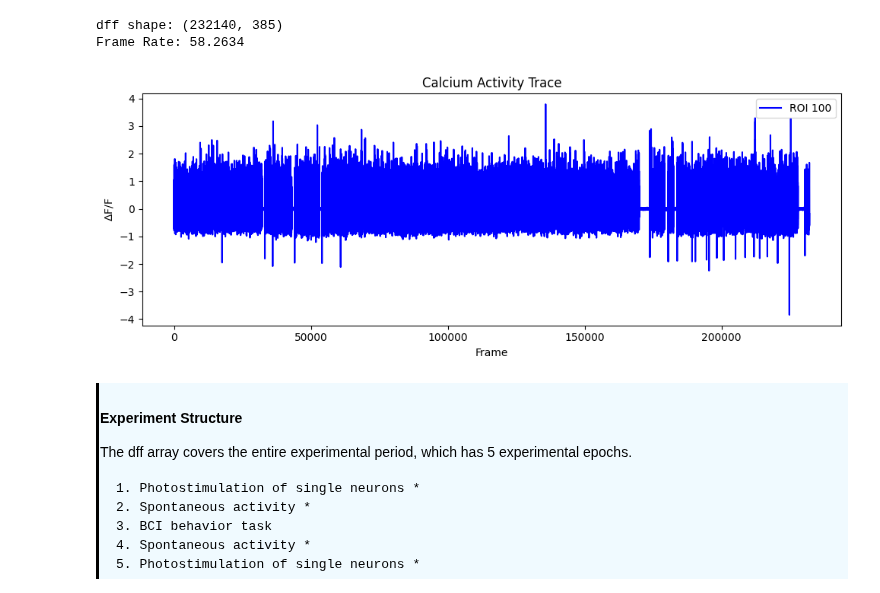
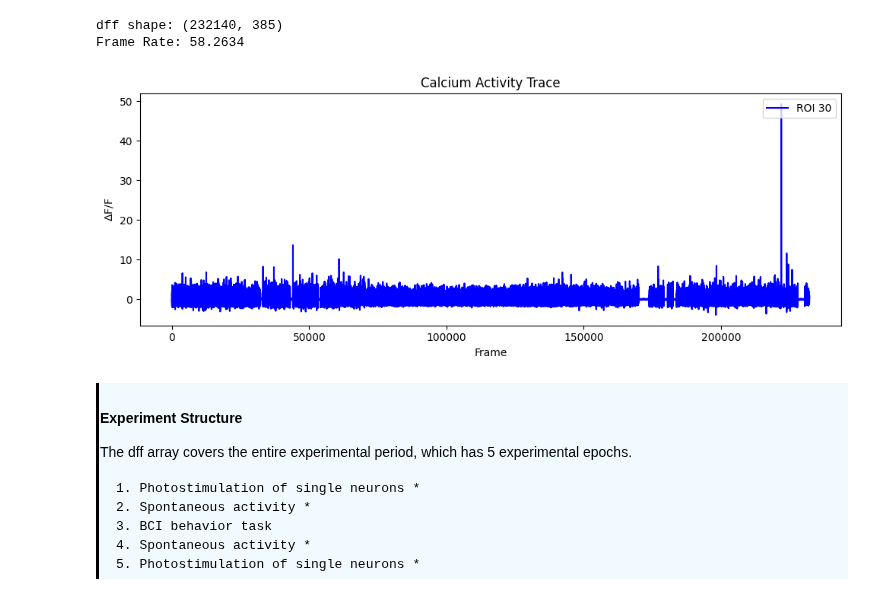
Before and after one commit to AllenNeuralDynamics/AIND-CNC-BCI-Workshop, a Jupyter notebook: code/load_data.ipynb, the cells around one changed output. Saved outputs shown, nothing was run; the diff lists cells and outputs as text; code cells hidden in the pictures.

```diff
--- a/code/load_data.ipynb
+++ b/code/load_data.ipynb
@@ -141,25 +143,25 @@ dff shape: (232140, 385)
 Frame Rate: 58.2634
 # %%
 # Select an ROI
-ROI = 100
+ROI = 30
 
 # Create figure with two vertically stacked plots
 
 # Top: Calcium trace plot
 plt.rcParams["figure.figsize"] = (10, 4)
 
 plt.plot(dff[:, ROI], label=f'ROI {ROI}', color='blue')
 
 plt.ylabel(r'$\Delta$F/F')
 plt.xlabel('Frame')
 plt.title('Calcium Activity Trace')
 plt.legend(loc='upper right')
 
 
 plt.tight_layout()
 plt.show()
 # %% [output]
-[figure, old version]
+[figure, new version]
 # %% [markdown]
 <div style="border-left: 3px solid #000; padding: 1px; padding-left: 10px; background: #F0FAFF; ">
 
```
Also changed, not shown: parts of 27 cells of this notebook, 1 other file.
